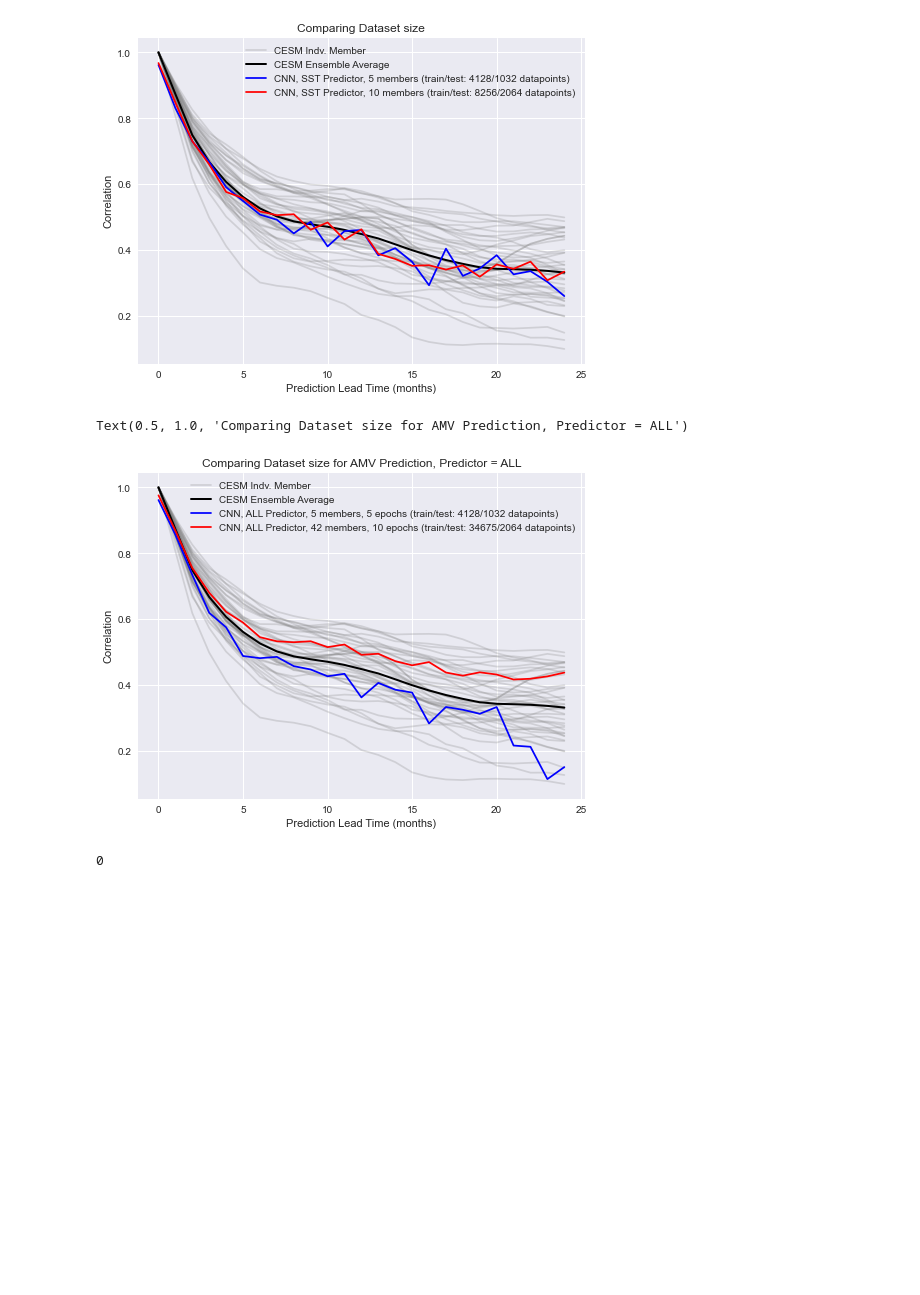
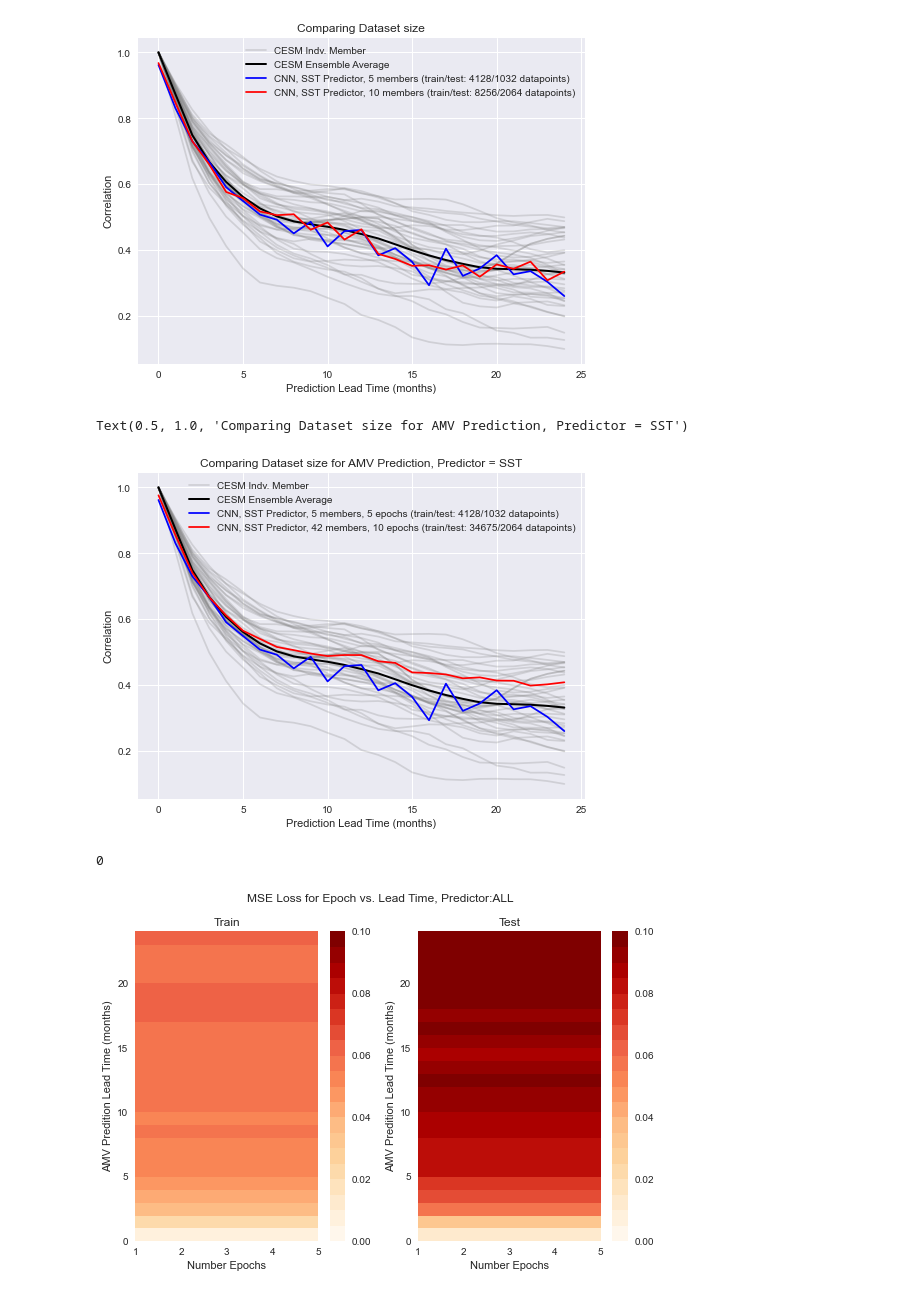
Before and after one commit to glennliu265/predict_amv, a Jupyter notebook: Analysis/plot_SST_prediction_bylead.ipynb, the cells around one changed output. Drawn from its saved outputs; the diff is of its cells as text; code cells hidden in the pictures; blank space fills up the shorter version.

```diff
--- a/Analysis/plot_SST_prediction_bylead.ipynb
+++ b/Analysis/plot_SST_prediction_bylead.ipynb
@@ -158,9 +165,8 @@ Text(0.5, 1.0, 'Comparing Dataset size')
 [figure]
 # %%
 # Compare the result for training for full dataset
-vname = 'ALL'
+vname = 'SST'
 vn = varnames.index(vname)
-
 
 
 result10 = np.load("%s/1_layer_CNN_All_Data/leadtime_testing_%s_epochs10_nens42.npz"%(datpath,vname))
@@ -186,11 +192,58 @@ ax.set_xlabel("Prediction Lead Time (months)")
 ax.set_ylabel("Correlation")
 ax.set_title("Comparing Dataset size for AMV Prediction, Predictor = %s"% (vname))
 # %% [output]
-Text(0.5, 1.0, 'Comparing Dataset size for AMV Prediction, Predictor = ALL')
+Text(0.5, 1.0, 'Comparing Dataset size for AMV Prediction, Predictor = SST')
-[figure, old version]
+[figure, new version]
 # %%
 vname = 'SST'
 vn = varnames.index(vname)
 vn
 # %% [output]
 0
+# %%
+# Plot MSE Loss for Epoch vs Lead time
+
+vname = 'ALL' # Select varable
+vn = varnames.index(vname)
+
+# Make plotting values
+pepochs = np.arange(1,num_epochs+1,1)
+pleads  = np.arange(0,leadtime,1)
+
+
+fig,axs = plt.subplots(1,2)
+cmap = plt.get_cmap('OrRd',20)
+plt.style.use('seaborn')
+
+# Plot Train
+ax = axs[0]
+plotvar = train_loss[v,:,:]
+plt.style.use('seaborn')
+cmap = plt.get_cmap('OrRd',20)
+pcm1 = ax.pcolormesh(pepochs,pleads,plotvar.T,vmin=0,vmax=0.10,cmap=cmap)
+fig.colorbar(pcm1,ax=ax)
+ax.set_xlabel("Number Epochs")
+ax.set_ylabel("AMV Predition Lead Time (months)")
+ax.set_title("Train")
+
+# Plot Test
+ax = axs[1]
+plotvar = test_loss[v,:,:]
+pcm2 = ax.pcolormesh(pepochs,pleads,plotvar.T,vmin=0,vmax=0.10,cmap=cmap)
+fig.colorbar(pcm2,ax=ax)
+ax.set_xlabel("Number Epochs")
+ax.set_ylabel("AMV Predition Lead Time (months)")
+ax.set_title("Test")
+plt.suptitle("MSE Loss for Epoch vs. Lead Time, Predictor:%s"%vname)
+
+plt.tight_layout()
+
+if savefigures:
+    plt.savefig("%sLoss_Epoch_vs_Leadtime%i_%s_%iepochs_%imembers.png"%(outpath,leadtime,vname,num_epochs,nmembers),dpi=200)
+
+# 1 axis with leading month
+# 1 for epoch
+# pcolor
+# make for the best variable
+# %% [output]
+[figure, added]
```
Also changed, not shown: parts of 5 cells of this notebook, 1 other file.
